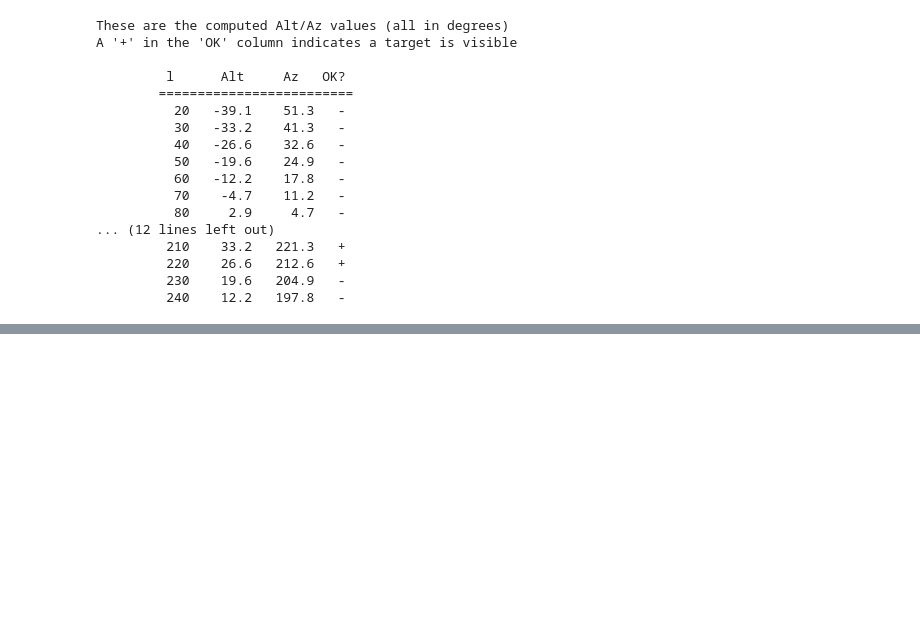
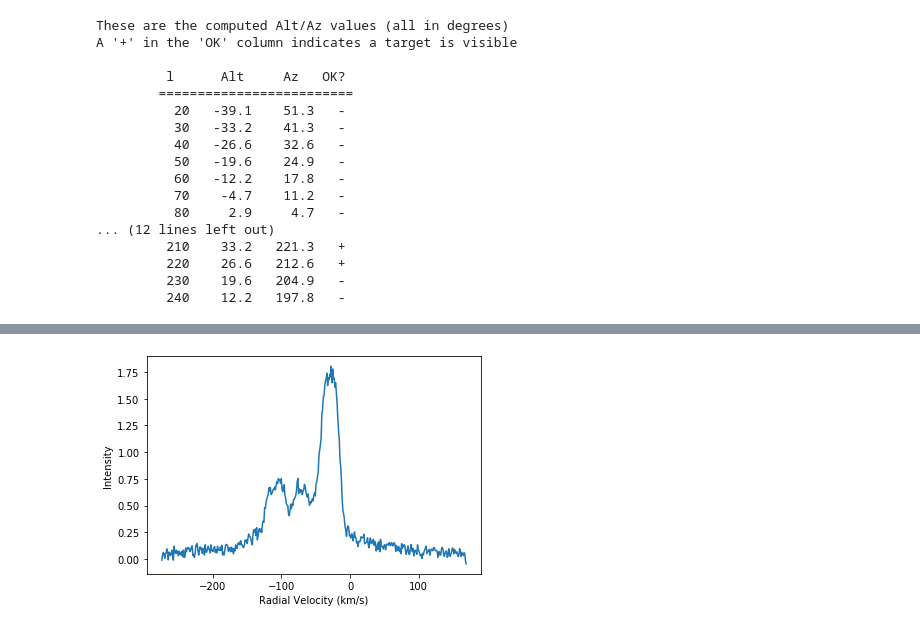
Before and after one commit to ngc6309/OU-ALs, a Jupyter notebook: solutions.ipynb, the cells around one changed output, grey strips where cells are left out. Saved outputs shown, nothing was run; the diff lists cells and outputs as text; code cells hidden in the pictures; blank space fills up the shorter version.

```diff
--- a/solutions.ipynb
+++ b/solutions.ipynb
@@ -87,0 +143,93 @@ A '+' in the 'OK' column indicates a target is visible
+# %%
+%matplotlib inline
+import matplotlib.pyplot as plt
+
+import pandas as pd
+import re # Optional for the gen_file_name() function
+
+# OPTIONAL A Function to convert frequency to radial velocity. Normally expect this to be pleaced at the
+# start of the program
+
+def freq_to_vel(freq, f0=1420.4e6):
+    ''' Takes a frequency value (or Pandas Dataframe column or Series) and returns
+    a velocity value (km/s) (or new Dataframe column of values). f0 is the rest
+    frequency and defaults to 1420.4 MHz'''
+
+    # We need a value for 'c' - speed of light. Either just do it here or, neatly, use the
+    # astropy 'constants'
+    c = 299792458.0  #m/s
+
+    v = v = -c*(freq)/(freq+f0)
+    return v/1000  #(km/s)
+
+# OPTIONAL A simple function to generate a new name for the velocity/intensity file.
+# Could just prompt user for a new name.
+def gen_file_name(f_name):
+    ''' Just adds "-vel" to file name before ".csv"'''
+    return f_name.replace(".", "-vel.")
+
+#====================#
+# START OF MAIN CODE #
+#====================#
+
+number_header_lines=12
+
+#file_name = input('Enter spectrum file name ')
+file_name = '080-orig.csv' # For debugging purposes to save typing
+
+# First get 'header' lines - there are 12 of them we'll
+# Add these back on to our modified CSV later
+with open(file_name) as f:
+#    header_lines = [f.readline().strip() for x in range(number_header_lines)]
+    header_lines = [f.readline() for x in range(number_header_lines)]
+
+# Read in the rest of the data
+spectrum_df = pd.read_csv(file_name, header=number_header_lines)
+
+# OPTIONAL Read in the background spectra, average and subtract from the spectrum
+# Here we use  'hard-wired' file names but you could, and probably should, use a file
+# list, or manually enter them.
+bg1 = pd.read_csv('bg1.csv', header=number_header_lines)
+bg2 = pd.read_csv('bg2.csv', header=number_header_lines)
+bg3 = pd.read_csv('bg3.csv', header=number_header_lines)
+
+# Compute average 'intensity' values
+bg_av = (bg1['intensity']+bg2['intensity']+bg3['intensity'])/3
+
+# Subract from spectrum 'intensity'
+spectrum_df['intensity'] = spectrum_df['intensity']-bg_av.values
+
+# Convert frequency to radial velocity values using this function
+spectrum_v = freq_to_vel(spectrum_df['frequency'])
+
+# Add a new 'velocity' column with these values
+spectrum_df['velocity'] = spectrum_v
+
+# Plot it out as a check
+plt.plot(spectrum_df['velocity'], spectrum_df['intensity'])
+plt.xlabel('Radial Velocity (km/s)')
+plt.ylabel('Intensity')
+
+# Bokeh version - but note you'd need to import different things
+#output_notebook()
+#p = figure(title = "Put your Title here",
+#          x_axis_label='Velocity (kms^-1)',
+#          y_axis_label='Intensity')
+#p.line(DataFrame x values, DataFrame y values)
+show(p)
+
+# Write it out to a new file.
+# The 'file_name' was user input earlier
+# Here, gen_file_name() is the function we defined earlier which is used to generate a new file
+# name. You could just as easily prompt the user for a new name.
+new_file_name = gen_file_name(file_name)
+
+# First write the header lines that we read in earlier to the file
+with open(new_file_name, "w") as f:
+    f.writelines(header_lines)
+
+# Now append the modified csv data
+# NOTE we just 'append' the data - otherwise we would overwtite the header lines
+spectrum_df.to_csv(new_file_name, index=False, mode='a')
+# %% [output]
+[figure, added]
```
Also changed, not shown: parts of 11 cells of this notebook.
